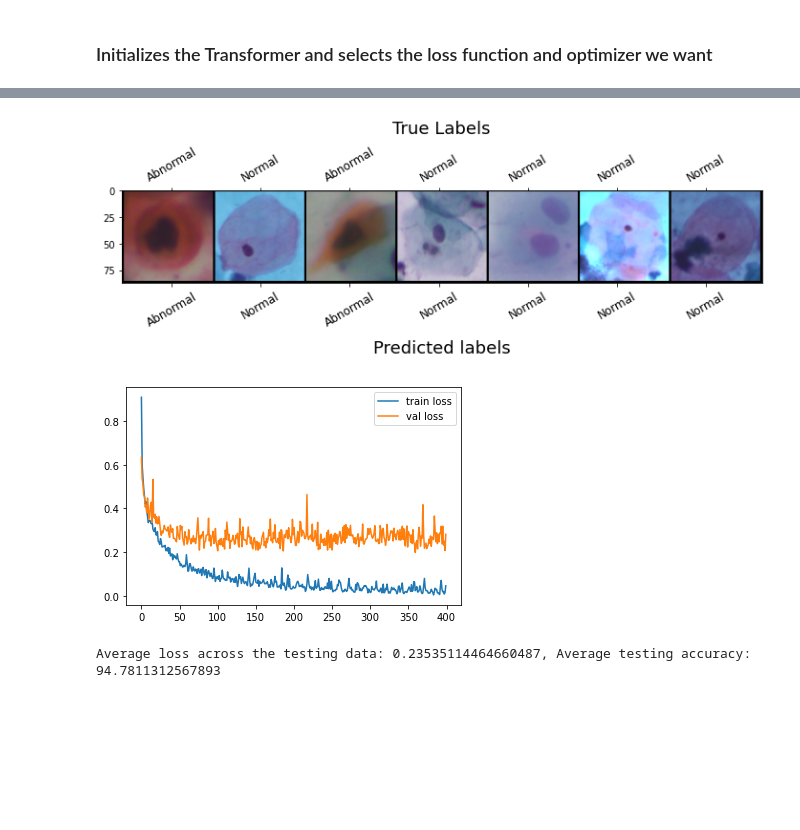
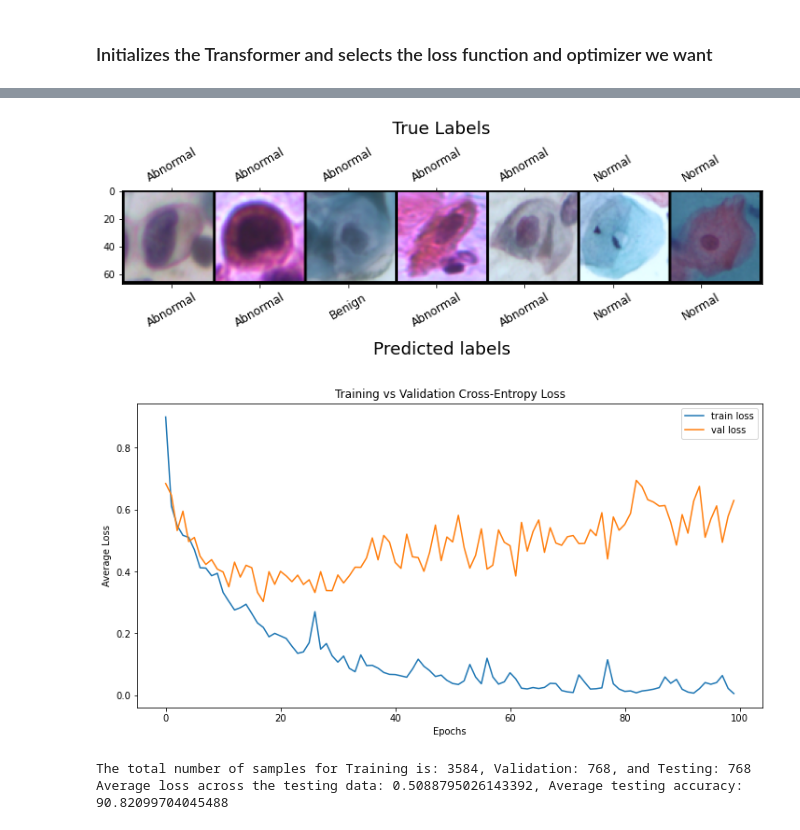
Before and after one commit to TFielloii/ERAU_MA540_Team5, a Jupyter notebook: 16x16_ViT_Cervical_Cancer.ipynb, the cells around one changed output, grey strips where cells are left out. Drawn from its saved outputs; the diff is of its cells as text; code cells hidden in the pictures; blank space fills up the shorter version.

```diff
--- a/16x16_ViT_Cervical_Cancer.ipynb
+++ b/16x16_ViT_Cervical_Cancer.ipynb
@@ -582,8 +586,9 @@ def concat_data(batch_size=128, img_size=32):
     train_transform = transforms.Compose([
                     transforms.ToPILImage(),
                     transforms.Resize((img_size, img_size)),
-                    transforms.RandomHorizontalFlip(p=0.75),
-                    transforms.RandomRotation(degrees=60),
+                    #transforms.RandomHorizontalFlip(p=0.75),
+                    #transforms.RandomRotation(degrees=60),
+                    #transforms.RandomApply(transforms=[transforms.ColorJitter(brightness=.2, hue=.2)], p=0.75),
                     transforms.ToTensor()])
 
     test_transform = transforms.Compose([
@@ -598,29 +603,29 @@ def concat_data(batch_size=128, img_size=32):
     Dtr = DataLoader(
         train_dataset,
         batch_size=batch_size,
-        shuffle=True
+        shuffle=True,
+        generator=torch.Generator().manual_seed(17)
     )
 
     Dva = DataLoader(
         val_dataset,
         batch_size=batch_size,
-        shuffle=True
+        shuffle=False
     )
 
     Dte = DataLoader(
         test_dataset,
         batch_size=batch_size,
-        shuffle=True
+        shuffle=False
     )
 
     return(Dtr, Dva, Dte)
 # %%
 #The corresponding class labels
-batch_size=64
-img_size=84
+batch_size=128
+img_size=64
 classes = ('Benign', 'Normal', 'Abnormal')
 #classes = ('Superficial-Intermediate','Parabasal','Koilocytotic','Dyskeratotic','Metaplastic')
 #classes = ('Superficial-Squamous-Epithelial','Intermediate-Squamous-Epithelial','Columnar-Epithelial','Mild-Squamous-Non-Keratinizing-Dysplasia',
 #           'Moderate-Squamous-Non-Keratinizing-Dysplasia','Severe-Squamous-Non-Keratinizing-Dysplasia','Squamous-Cell-Carcinoma-in-situ-Intermediate')
 Dtr, Dva, Dte = concat_data(batch_size=batch_size, img_size=img_size)
-print('The total number of samples for Training is: {}, Validation: {}, and Testing: {}'.format(len(Dtr)*batch_size, len(Dva)*batch_size, len(Dte)*batch_size))
@@ -681,6 +684,7 @@ def batch_gd(model, loss_fn, optimizer, train_loader, val_loader, epochs):
   model.to(device)
   train_losses = np.zeros(epochs)
   val_losses = np.zeros(epochs)
+  avg_epoch = []
 
   for it in range(epochs):
     model.train()
@@ -741,9 +745,10 @@ def batch_gd(model, loss_fn, optimizer, train_loader, val_loader, epochs):
     val_losses[it] = val_loss
 
     dt = datetime.now() - t0
+    avg_epoch.append(dt)
 
     print(f'Epoch {it+1}/{epochs}, Train Loss: {train_loss:.4f}, Train Accuracy: {(100*tr_acc):.3f} \
-      Val Loss: {val_loss:.4f}, Val Accuracy: {(100*val_acc):.3f}, Duration: {dt}')
+      Val Loss: {val_loss:.4f}, Val Accuracy: {(100*val_acc):.3f}, Duration: {dt}, Avg_Epoch: {np.mean(avg_epoch)}')
 
   return train_losses, val_losses
 # %% [markdown]
@@ -766,5 +771,5 @@ model = ViT(
 loss_fn = nn.CrossEntropyLoss()
 optimizer = torch.optim.Adam(model.parameters())
 # %%
-train_losses, val_losses = batch_gd(model, loss_fn, optimizer, Dtr, Dva, epochs=400)
+train_losses, val_losses = batch_gd(model, loss_fn, optimizer, Dtr, Dva, epochs=100)
 # %% [output]
@@ -790,20 +795,27 @@ images, labels = val_dataiter.next()
 out_img, predicted = torch.max(model(images.to(device)), 1)
 imshow(images[:7], labels[:7], predicted[:7])
 # %% [output]
-[figure, old version]
+[figure, new version]
 # %%
 # Plot the train loss and test loss per iteration
+plt.figure(figsize=(12, 6))
 plt.plot(train_losses, label='train loss')
 plt.plot(val_losses, label='val loss')
+plt.title('Training vs Validation Cross-Entropy Loss')
+plt.xlabel('Epochs')
+plt.ylabel('Average Loss')
 plt.legend()
 plt.show()
 # %% [output]
-[figure, old version]
+[figure, new version]
 # %%
 test_loss = []
 test_acc = []
 n_correct = 0.
 n_total = 0.
+n_classes = 3
+confusion_matrix = np.zeros((n_classes, n_classes))
+
 model.eval()
 with torch.no_grad():
     for inputs, targets in Dte:
@@ -816,12 +828,16 @@ with torch.no_grad():
         # Updates the accuracy with every pass
         n_correct += (out_label == targets).sum().item()
         n_total += targets.shape[0]
+        for t, p in zip(targets.view(-1), out_label.view(-1)):
+                confusion_matrix[t.long(), p.long()] += 1
         test_acc.append(n_correct / n_total)
 
         loss = loss_fn(outputs, targets)
         test_loss.append(loss.item())
 test_loss = np.mean(test_loss)
 avg_acc = np.mean(test_acc)*100
+print('The total number of samples for Training is: {}, Validation: {}, and Testing: {}'.format(len(Dtr)*batch_size, len(Dva)*batch_size, len(Dte)*batch_size))
 print('Average loss across the testing data: {}, Average testing accuracy: {}'.format(test_loss, avg_acc))
 # %% [output]
-Average loss across the testing data: 0.23535114464660487, Average testing accuracy: 94.7811312567893
+The total number of samples for Training is: 3584, Validation: 768, and Testing: 768
+Average loss across the testing data: 0.5088795026143392, Average testing accuracy: 90.82099704045488
```
Also changed, not shown: parts of 7 cells of this notebook, 2 other files.
